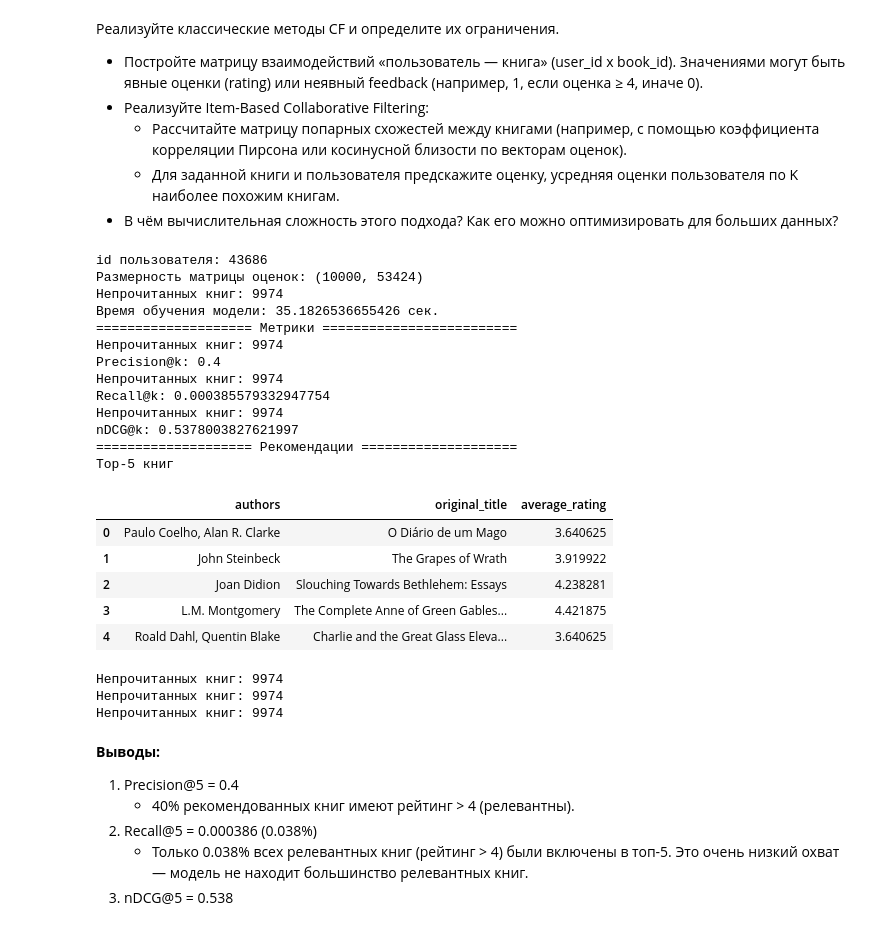
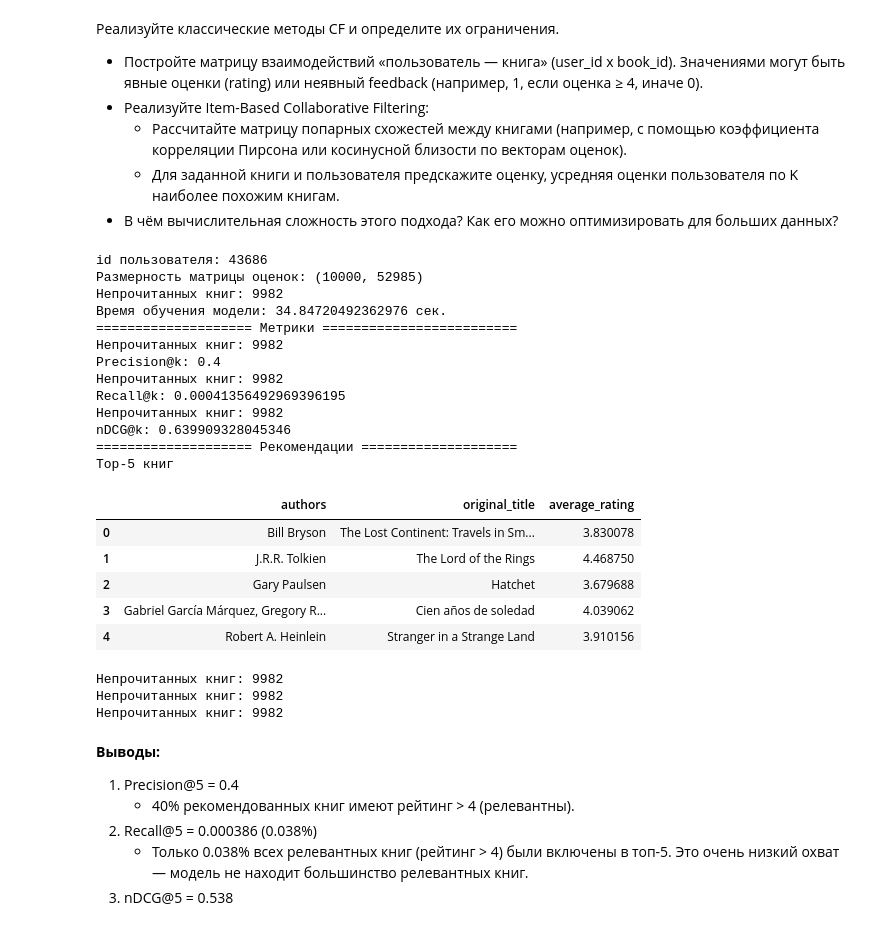
Before and after one commit to DmitriyVish/BooksRecSys, a Jupyter notebook: good_books.ipynb, the cells around one changed output. Saved outputs shown, nothing was run; the diff lists cells and outputs as text; code cells hidden in the pictures.

```diff
--- a/good_books.ipynb
+++ b/good_books.ipynb
@@ -702,15 +704,8 @@ metrics_dict = {
 books = books.dropna(subset=['original_title'])
 # %%
 # Разделяем данные
-train, test = train_test_split(ratings, test_size=0.2, random_state=42)
+train, test = sklearn.model_selection.train_test_split(ratings, test_size=0.2, random_state=42)
 # %% [markdown]
 ## <center> **1. Populatity Recommendation model**
 
 Алгоритм, возвращающий Top-k самых популярных книг (по среднему рейтингу с порогом минимального количества оценок).
-# %%
-# Создаем датафрейм для рекомендации по популярности
-populatity_data = books[['authors', 'original_title', 'average_rating', 'work_ratings_count']]
-# Отфильтруем все книги, средний рейтинг которых больше 4
-populatity_data = populatity_data[populatity_data['average_rating'] > 4].reset_index(drop=True)
-# Проверим пропущенные значения
-populatity_data.isnull().mean()*100
@@ -847,7 +824,7 @@ class PopularityRecommender():
         return dcg_k / idcg_k
 # %%
 # Объект класса PopularityRecommender
-popularity_rec = PopularityRecommender(k=10)
+popularity_rec = PopularityRecommender(k=5)
 start_recommend = time()
 popularity_rec.fit(books) # Обучение модели
 recommendation = popularity_rec.recommend()
@@ -1382,55 +1354,55 @@ class CFRecommender():
 # %%
 id = 43686 # id пользователя
 k = 5 # Количество книг в выдаче
 print(f'id пользователя: {id}')
 
 
 # Обучаем модель
 cf_model = CFRecommender()
 start_recommend = time()
-cf_model.fit(ratings, books) # Обучение
+cf_model.fit(train, books) # Обучение
 recomendation = cf_model.recommend(id, k) # выдача рекомендации
 end_recommend = time()
 print(f'Время обучения модели: {end_recommend - start_recommend} сек.')
 
 # Вывод информации
 print('='*20, 'Метрики', '='*25)
 print(f'Precision@k: {cf_model.precision_k(id)}')
 print(f'Recall@k: {cf_model.recall_k(id)}')
 print(f'nDCG@k: {cf_model.ndcg_k(id)}')
 
 print('='*20, 'Рекомендации', '='*20)
 print(f'Top-{cf_model.k} книг')
 display(recomendation)
 # %% [output]
 id пользователя: 43686
-Размерность матрицы оценок: (10000, 53424)
-Непрочитанных книг: 9974
-Время обучения модели: 35.1826536655426 сек.
+Размерность матрицы оценок: (10000, 52985)
+Непрочитанных книг: 9982
+Время обучения модели: 34.84720492362976 сек.
 ==================== Метрики =========================
-Непрочитанных книг: 9974
+Непрочитанных книг: 9982
 Precision@k: 0.4
-Непрочитанных книг: 9974
-Recall@k: 0.000385579332947754
-Непрочитанных книг: 9974
-nDCG@k: 0.5378003827621997
+Непрочитанных книг: 9982
+Recall@k: 0.00041356492969396195
+Непрочитанных книг: 9982
+nDCG@k: 0.639909328045346
 ==================== Рекомендации ====================
 Top-5 книг
 |  | authors | original_title | average_rating |
-| 0 | Paulo Coelho, Alan R. Clarke | O Diário de um Mago | 3.640625 |
-| 1 | John Steinbeck | The Grapes of Wrath | 3.919922 |
-| 2 | Joan Didion | Slouching Towards Bethlehem: Essays | 4.238281 |
-| 3 | L.M. Montgomery | The Complete Anne of Green Gables... | 4.421875 |
-| 4 | Roald Dahl, Quentin Blake | Charlie and the Great Glass Eleva... | 3.640625 |
+| 0 | Bill Bryson | The Lost Continent: Travels in Sm... | 3.830078 |
+| 1 | J.R.R. Tolkien | The Lord of the Rings | 4.468750 |
+| 2 | Gary Paulsen | Hatchet | 3.679688 |
+| 3 | Gabriel García Márquez, Gregory R... | Cien años de soledad | 4.039062 |
+| 4 | Robert A. Heinlein | Stranger in a Strange Land | 3.910156 |
 # %%
 # Добавление метрик в словарь
 metrics_dict['Collaborative Filtering']['Precision@k'] = cf_model.precision_k(id)
 metrics_dict['Collaborative Filtering']['Recall@k'] = cf_model.recall_k(id)
 metrics_dict['Collaborative Filtering']['nDCG@k'] = cf_model.ndcg_k(id)
 # %% [output]
-Непрочитанных книг: 9974
-Непрочитанных книг: 9974
-Непрочитанных книг: 9974
+Непрочитанных книг: 9982
+Непрочитанных книг: 9982
+Непрочитанных книг: 9982
 # %% [markdown]
 **Выводы:**
 1. Precision@5 = 0.4
```
Also changed, not shown: parts of 14 cells of this notebook.
